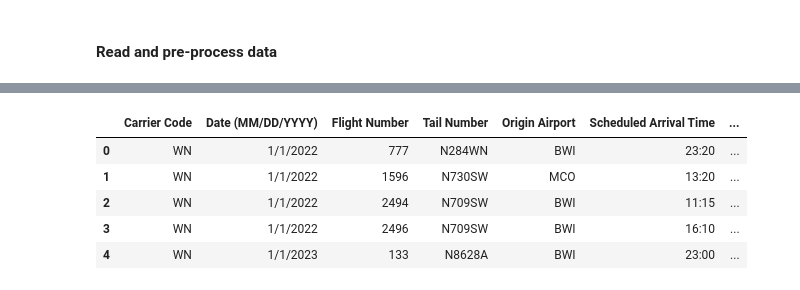
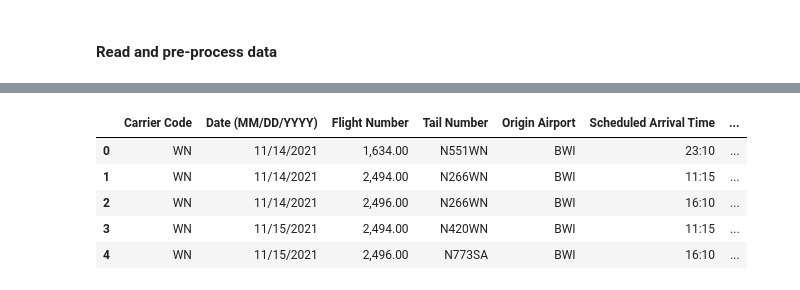
Before and after one commit to melvin1117/flight-predictions, a Jupyter notebook: data_merging.ipynb, the cells around one changed output, grey strips where cells are left out. Cells and saved outputs as stored; diff of their text form; code cells hidden in the pictures.

```diff
--- a/data_merging.ipynb
+++ b/data_merging.ipynb
@@ -154,15 +146,15 @@ main_data.head()
 # %%
 # fetch data
 
-arr_data = pd.read_csv('flight_data\mco_syr_sw_arr_22_23.csv')
+arr_data = pd.read_csv('flight_data\mco_syr_sw_arr_20_21.csv')
 arr_data.head()
 # %% [output]
 |  | Carrier Code | Date (MM/DD/YYYY) | Flight Number | Tail Number | Origin Airport | Scheduled Arrival Time | ... |
-| 0 | WN | 1/1/2022 | 777 | N284WN | BWI | 23:20 | ... |
-| 1 | WN | 1/1/2022 | 1596 | N730SW | MCO | 13:20 | ... |
-| 2 | WN | 1/1/2022 | 2494 | N709SW | BWI | 11:15 | ... |
-| 3 | WN | 1/1/2022 | 2496 | N709SW | BWI | 16:10 | ... |
-| 4 | WN | 1/1/2023 | 133 | N8628A | BWI | 23:00 | ... |
+| 0 | WN | 11/14/2021 | 1,634.00 | N551WN | BWI | 23:10 | ... |
+| 1 | WN | 11/14/2021 | 2,494.00 | N266WN | BWI | 11:15 | ... |
+| 2 | WN | 11/14/2021 | 2,496.00 | N266WN | BWI | 16:10 | ... |
+| 3 | WN | 11/15/2021 | 2,494.00 | N420WN | BWI | 11:15 | ... |
+| 4 | WN | 11/15/2021 | 2,496.00 | N773SA | BWI | 16:10 | ... |
 # %%
 arr_data.rename(columns = {'Origin Airport' : 'Origin_Airport' ,
                             'Carrier Code' : 'Carrier_Code',
```
Also changed, not shown: parts of 20 cells of this notebook, 18 other files.
